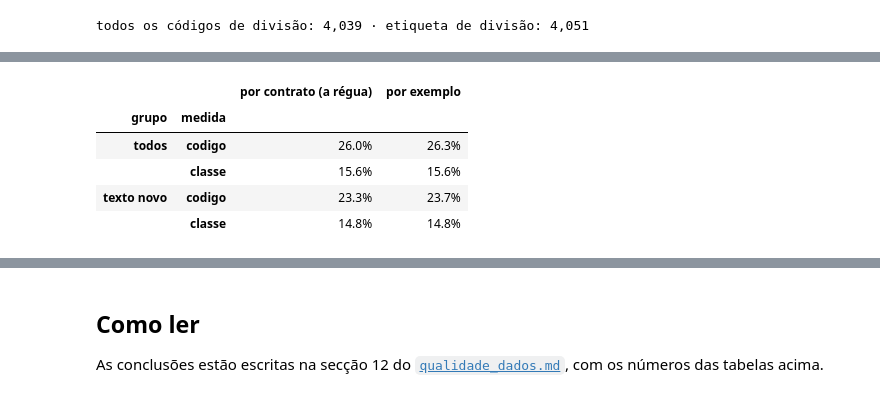
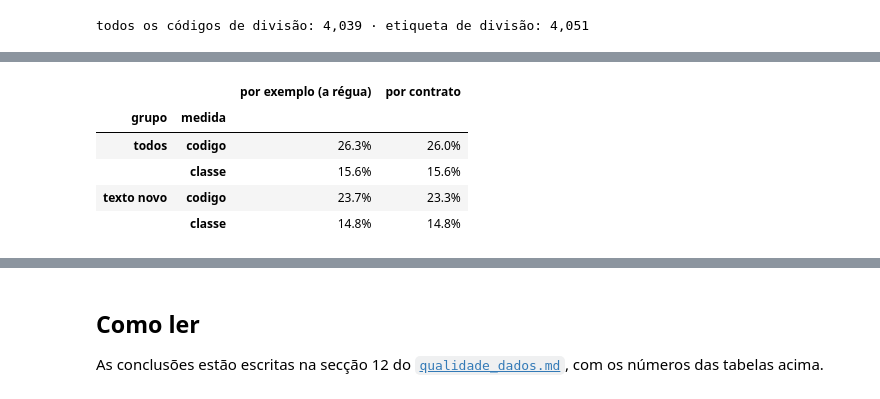
Before and after one commit to ricardoo022/cpv-portal-base, a Jupyter notebook: notebooks/03_regua.ipynb, the cells around one changed output, grey strips where cells are left out. Saved outputs shown, nothing was run; the diff lists cells and outputs as text; code cells hidden in the pictures.

```diff
--- a/notebooks/03_regua.ipynb
+++ b/notebooks/03_regua.ipynb
@@ -36,11 +36,11 @@ treino: 478,384 exemplos · validação: 23,945 contratos · N = 10
 
 O nome de cada código vem da coluna `CPV` de um ficheiro bruto (2024), só para se ler a tabela. Só se leem contratos publicados antes da validação, para não espreitar o período de teste.
 # %%
-top = bl.most_common_labels(treino["codigo"], treino["n_contratos"], n_min=DEFAULT_N_MIN)
+top = bl.most_common_labels(treino["codigo"], n_min=DEFAULT_N_MIN)
 
 label = collapse_rare_codes(treino["codigo"], n_min=DEFAULT_N_MIN)
-contratos = treino["n_contratos"][label.notna()].groupby(label.dropna()).sum()
-total = contratos.sum()
+counts = label.value_counts()
+total = counts.sum()
 
 cpv = cd.load_contracts(["CPV"], years=[2024], until=cd.VAL_START)["CPV"].dropna()
 nomes = {}
@@ -51,8 +51,8 @@ for cel in cpv.drop_duplicates():
 tabela = pd.DataFrame({
     "etiqueta": top,
     "nome": [nomes.get(c, "?") for c in top],
-    "contratos": [contratos[c] for c in top],
-    "% do treino": [contratos[c] / total for c in top],
+    "exemplos": [counts[c] for c in top],
+    "% do treino": [counts[c] / total for c in top],
 }, index=pd.RangeIndex(1, 6, name="posição"))
-tabela.style.format({"contratos": "{:,}", "% do treino": "{:.1%}"})
+tabela.style.format({"exemplos": "{:,}", "% do treino": "{:.1%}"})
 # %% [output]
@@ -165,4 +165,4 @@ O treino tem um exemplo por texto (decisão 6), e o `n_contratos` diz quantos co
 # %%
-top_ex = bl.most_common_labels(treino["codigo"], n_min=DEFAULT_N_MIN)
-pd.DataFrame({"por contrato (a régua)": top, "por exemplo": top_ex}, index=pd.RangeIndex(1, 6, name="posição"))
+top_ct = bl.most_common_labels(treino["codigo"], treino["n_contratos"], n_min=DEFAULT_N_MIN)
+pd.DataFrame({"por exemplo (a régua)": top, "por contrato": top_ct}, index=pd.RangeIndex(1, 6, name="posição"))
 # %% [output]
@@ -176,12 +176,12 @@ pd.DataFrame({"por contrato (a régua)": top, "por exemplo": top_ex}, index=pd.R
 # %%
-rel_ex = ev.report(bl.suggest_most_common(top_ex, val.index), val["codigos"], val["visto_no_treino"])
-lado = pd.concat({"por contrato (a régua)": rel["top5"], "por exemplo": rel_ex["top5"]}, axis=1)
+rel_ct = ev.report(bl.suggest_most_common(top_ct, val.index), val["codigos"], val["visto_no_treino"])
+lado = pd.concat({"por exemplo (a régua)": rel["top5"], "por contrato": rel_ct["top5"]}, axis=1)
 lado.loc[(slice(None), ["codigo", "classe"]), :].style.format("{:.1%}")
 # %% [output]
-|  |  | por contrato (a régua) | por exemplo |
+|  |  | por exemplo (a régua) | por contrato |
 | grupo | medida |  |  |
-| todos | codigo | 26.0% | 26.3% |
+| todos | codigo | 26.3% | 26.0% |
 |  | classe | 15.6% | 15.6% |
-| texto novo | codigo | 23.3% | 23.7% |
+| texto novo | codigo | 23.7% | 23.3% |
 |  | classe | 14.8% | 14.8% |
 # %% [markdown]
```
Also changed, not shown: parts of 13 cells of this notebook, 8 other files.
